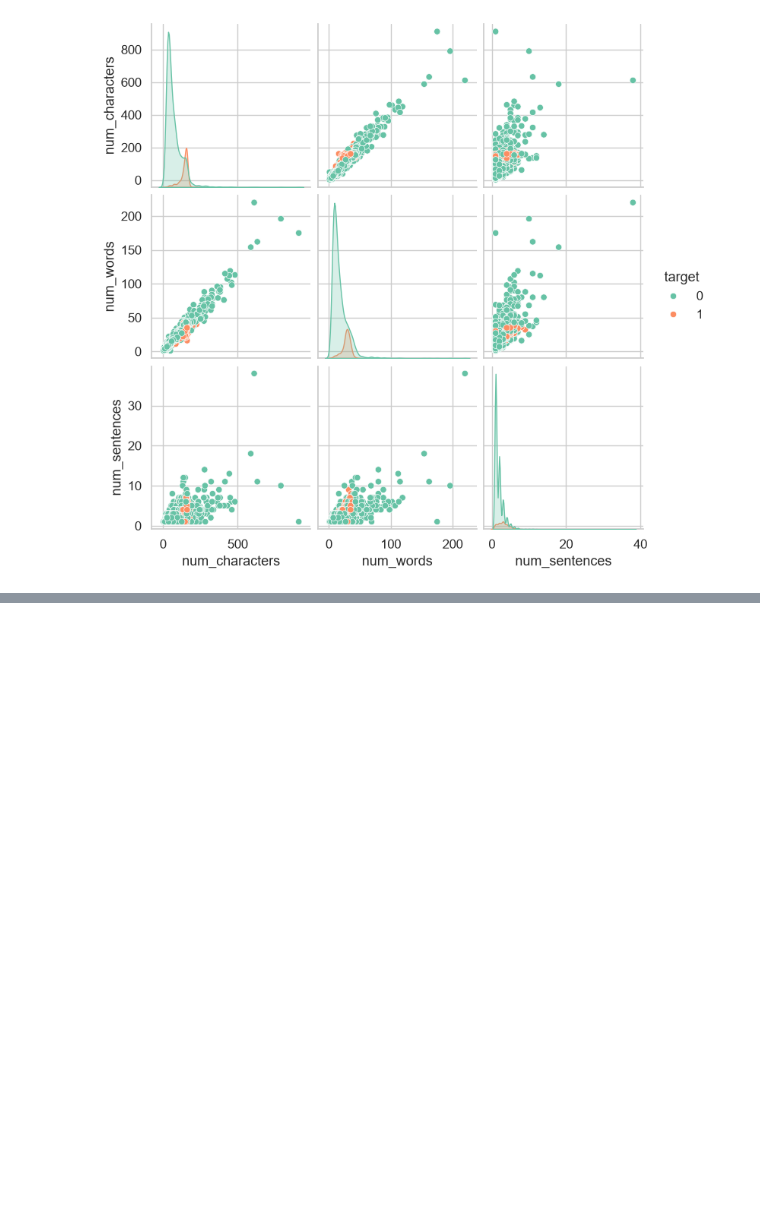
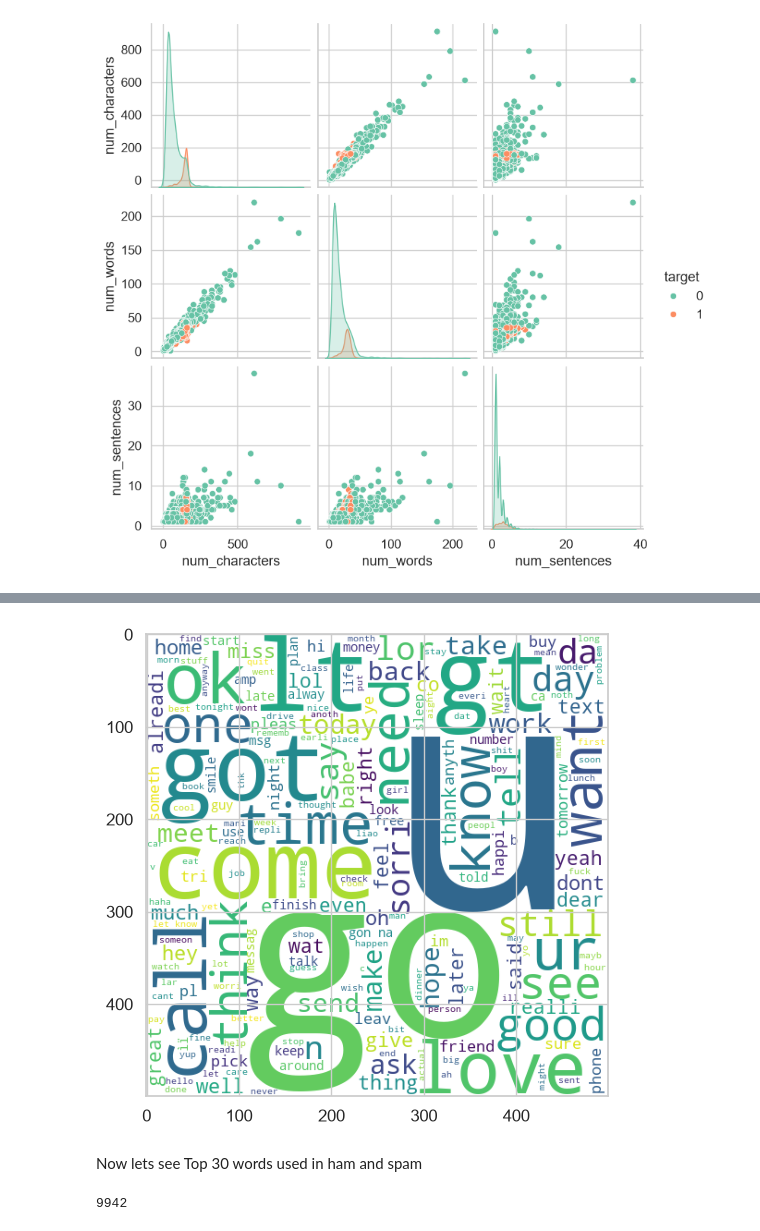
Before and after one commit to manish-singh-deswal/sms-spam-classifier, a Jupyter notebook: 02_notebooks/eda.ipynb, the cells around one changed output, grey strips where cells are left out. Drawn from its saved outputs; the diff is of its cells as text; code cells hidden in the pictures; blank space fills up the shorter version.

```diff
--- a/02_notebooks/eda.ipynb
+++ b/02_notebooks/eda.ipynb
@@ -410,0 +638,19 @@ sns.pairplot(df,hue='target')
+# %%
+ham_wc = wc.generate(df[df['target'] == 0]['transformed_text'].str.cat(sep=" "))
+
+plt.figure(figsize=(15,6))
+plt.imshow(ham_wc)
+plt.show()
+# %% [output]
+[figure, added]
+# %% [markdown]
+Now lets see Top 30 words used in ham and spam
+# %%
+# now we have list of string
+spam_corpus = []
+for messages in df[df['target'] == 1]['transformed_text'].to_list():
+    for word in messages.split():
+        spam_corpus.append(word)
+len(spam_corpus)
+# %% [output]
+9942
```
Also changed, not shown: parts of 25 cells of this notebook.
